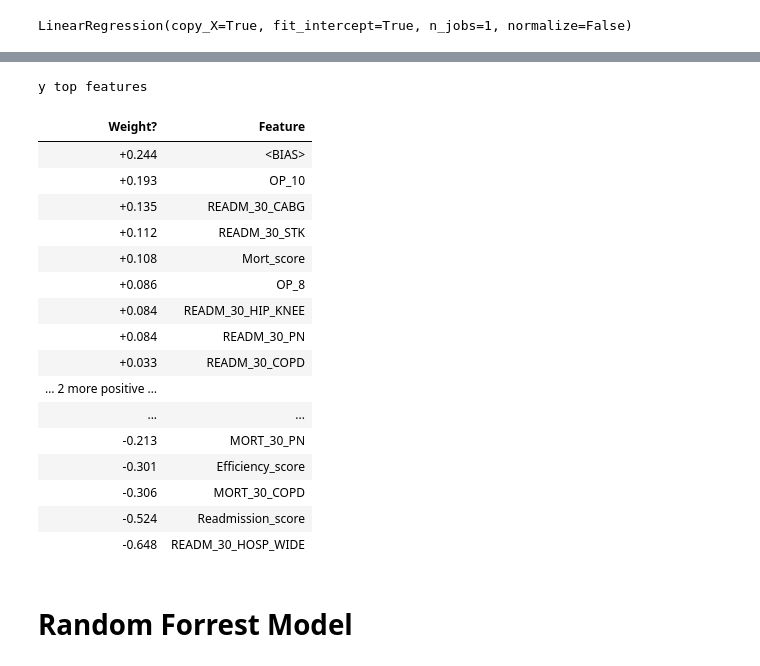
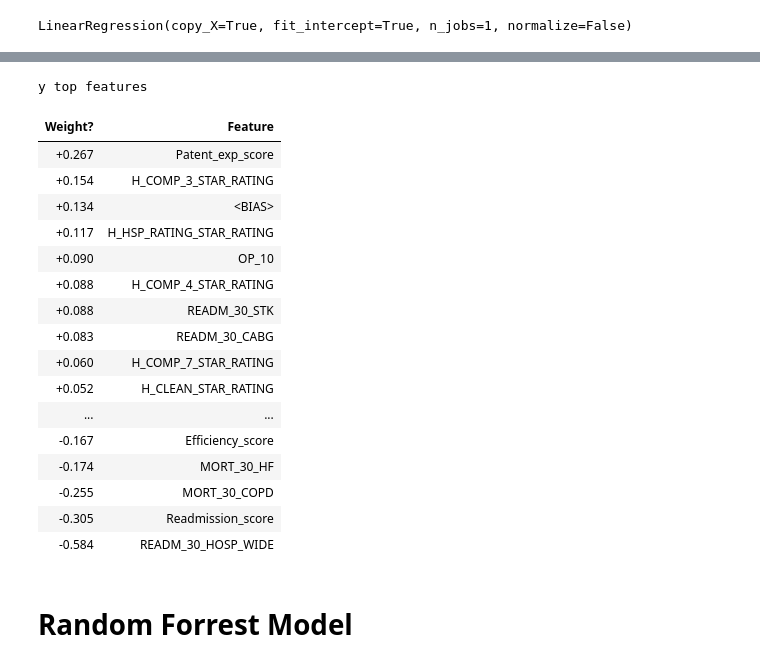
Before and after one commit to prachi0693/Capstone-Project, a Jupyter notebook: Merge and Modelling.ipynb, the cells around one changed output, grey strips where cells are left out. Cells and saved outputs as stored; diff of their text form; code cells hidden in the pictures.

```diff
--- a/Merge and Modelling.ipynb
+++ b/Merge and Modelling.ipynb
@@ -17,6 +17,7 @@ import seaborn as sns
 df1=pd.read_csv("Efficiency_score.csv")
 df2=pd.read_csv("Mortality_score.csv")
 df3=pd.read_csv("Readmission_score.csv")
+df4=pd.read_csv("Patient_exp_score.csv")
 # %%
 df1.head(1)
 df2.head(1)
@@ -28,6 +29,7 @@ df3.head(1)
 df1=df1.drop('Unnamed: 0',axis=1)
 df2=df2.drop('Unnamed: 0',axis=1)
 df3=df3.drop('Unnamed: 0',axis=1)
+df4=df4.drop('Unnamed: 0',axis=1)
 # %%
 df1.iloc[:,1:] = df1.iloc[:,1:] * 4
 df1.head()
@@ -58,3 +60,6 @@ df3.head()
 | 2 | 10006 | 191.268 | 90.288 | 248.292 | 285.516 | 46.200 | ... |
 | 3 | 10007 | 0.000 | 0.000 | 249.546 | 292.446 | 0.000 | ... |
 | 4 | 10008 | 0.000 | 0.000 | 240.768 | 320.166 | 0.000 | ... |
+# %%
+df4.iloc[:,1:] = df4.iloc[:,1:] * 22
+df4.head()
@@ -62,6 +74,8 @@ df3.head()
 df= pd.merge(df1, df2, on='Provider ID', how='outer')
 # %%
 df= pd.merge(df, df3, on='Provider ID', how='outer')
+# %%
+df= pd.merge(df, df4, on='Provider ID', how='outer')
 # %%
 df.shape
 # %% [output]
@@ -380,46 +387,58 @@ You should consider upgrading via the 'python -m pip install --upgrade pip' comm
 # %%
 import eli5
 eli5.show_weights(lr,feature_names=['OP_10',
  'OP_11',
  'OP_13',
  'OP_14',
  'OP_8',
  'Efficiency_score',
  'MORT_30_AMI',
  'MORT_30_CABG',
  'MORT_30_COPD',
  'MORT_30_HF',
  'MORT_30_PN',
  'MORT_30_STK',
  'Mort_score',
  'READM_30_AMI',
  'READM_30_CABG',
  'READM_30_COPD',
  'READM_30_HF',
  'READM_30_HIP_KNEE',
  'READM_30_HOSP_WIDE',
  'READM_30_PN',
  'READM_30_STK',
- 'Readmission_score'])
+ 'Readmission_score',
+ 'H_CLEAN_STAR_RATING',
+ 'H_COMP_1_STAR_RATING',
+ 'H_COMP_2_STAR_RATING',
+ 'H_COMP_3_STAR_RATING',
+ 'H_COMP_4_STAR_RATING',
+ 'H_COMP_5_STAR_RATING',
+ 'H_COMP_6_STAR_RATING',
+ 'H_COMP_7_STAR_RATING',
+ 'H_HSP_RATING_STAR_RATING',
+ 'H_QUIET_STAR_RATING',
+ 'H_RECMND_STAR_RATING',
+ 'Patent_exp_score'])
 # %% [output]
 y top features
 | Weight? | Feature |
-| +0.244 | <BIAS> |
-| +0.193 | OP_10 |
-| +0.135 | READM_30_CABG |
-| +0.112 | READM_30_STK |
-| +0.108 | Mort_score |
-| +0.086 | OP_8 |
-| +0.084 | READM_30_HIP_KNEE |
-| +0.084 | READM_30_PN |
-| +0.033 | READM_30_COPD |
-| … 2 more positive … |  |
+| +0.267 | Patent_exp_score |
+| +0.154 | H_COMP_3_STAR_RATING |
+| +0.134 | <BIAS> |
+| +0.117 | H_HSP_RATING_STAR_RATING |
+| +0.090 | OP_10 |
+| +0.088 | H_COMP_4_STAR_RATING |
+| +0.088 | READM_30_STK |
+| +0.083 | READM_30_CABG |
+| +0.060 | H_COMP_7_STAR_RATING |
+| +0.052 | H_CLEAN_STAR_RATING |
 | ... | ... |
-| -0.213 | MORT_30_PN |
-| -0.301 | Efficiency_score |
-| -0.306 | MORT_30_COPD |
-| -0.524 | Readmission_score |
-| -0.648 | READM_30_HOSP_WIDE |
+| -0.167 | Efficiency_score |
+| -0.174 | MORT_30_HF |
+| -0.255 | MORT_30_COPD |
+| -0.305 | Readmission_score |
+| -0.584 | READM_30_HOSP_WIDE |
 # %% [markdown]
 # Random Forrest Model
 # %%
```
Also changed, not shown: parts of 43 cells of this notebook, 1 other file.
